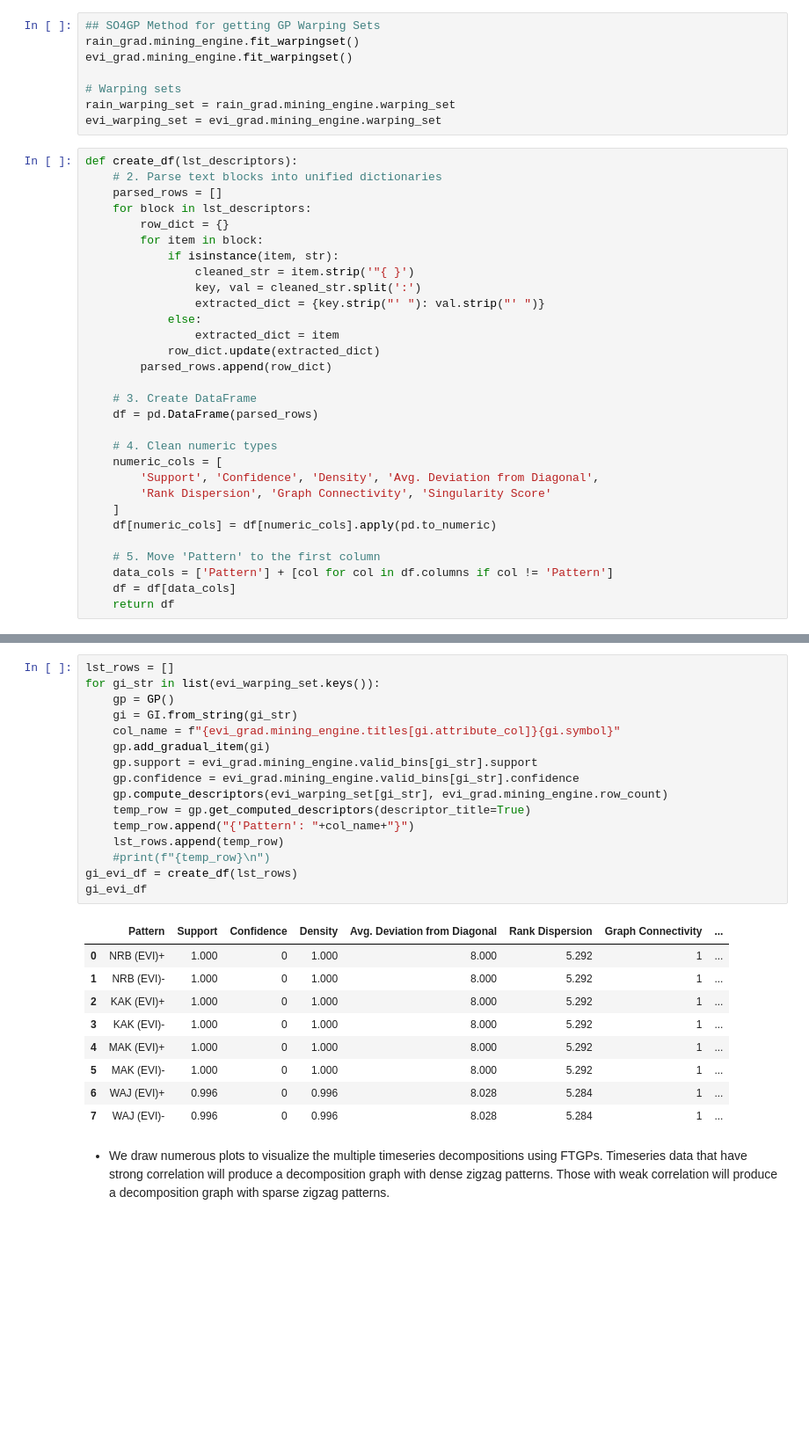
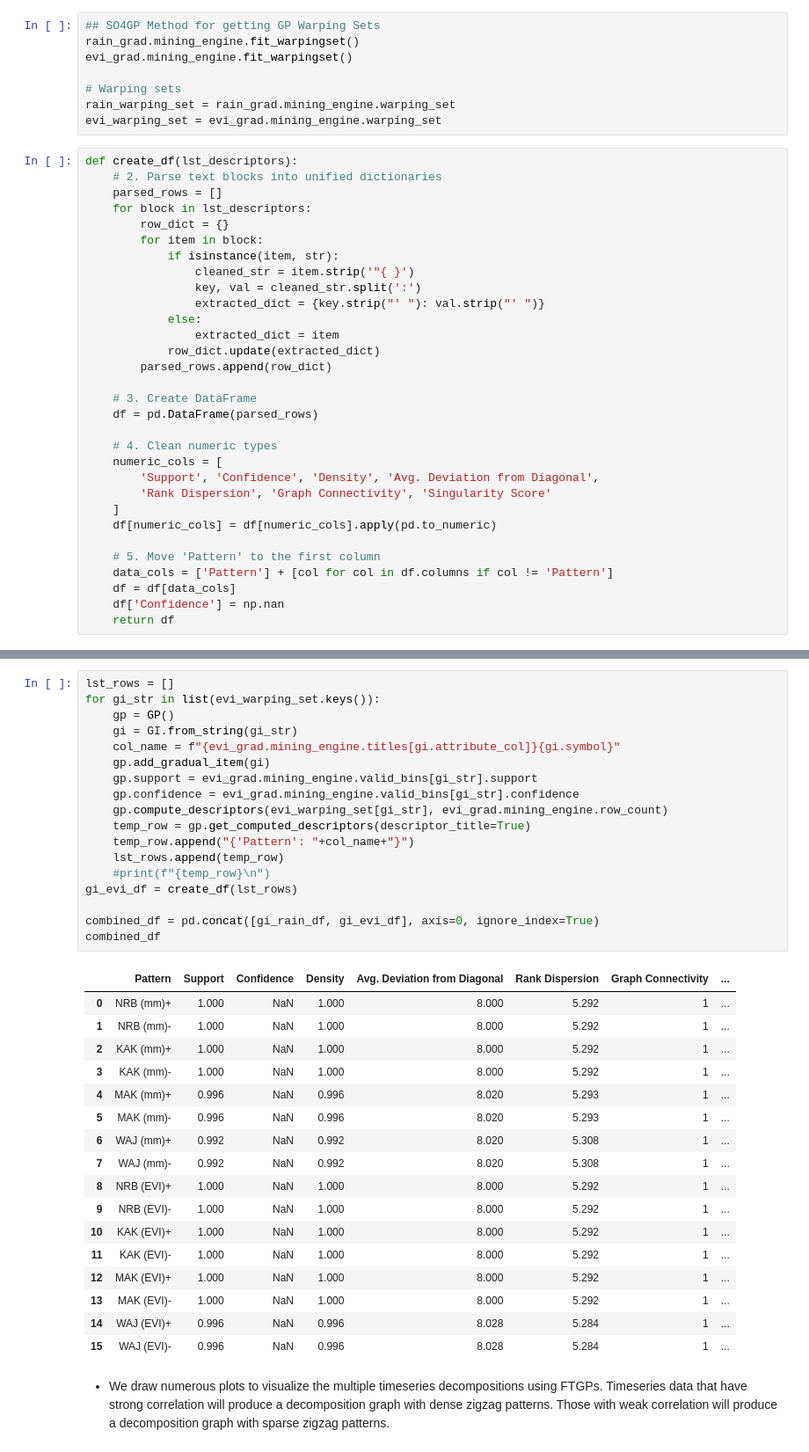
Before and after one commit to owuordickson/t-graank, a Jupyter notebook: analysis/ftgp_composition.ipynb, the cells around one changed output, grey strips where cells are left out. Shown at 88% size. Drawn from its saved outputs; the diff is of its cells as text; blank space fills up the shorter version.

```diff
--- a/analysis/ftgp_composition.ipynb
+++ b/analysis/ftgp_composition.ipynb
@@ -152,6 +153,7 @@ def create_df(lst_descriptors):
     # 5. Move 'Pattern' to the first column
     data_cols = ['Pattern'] + [col for col in df.columns if col != 'Pattern']
     df = df[data_cols]
+    df['Confidence'] = np.nan
     return df
 # %%
 lst_rows = []
@@ -182,29 +173,39 @@ gi_rain_df
 # %%
 lst_rows = []
 for gi_str in list(evi_warping_set.keys()):
     gp = GP()
     gi = GI.from_string(gi_str)
     col_name = f"{evi_grad.mining_engine.titles[gi.attribute_col]}{gi.symbol}"
     gp.add_gradual_item(gi)
     gp.support = evi_grad.mining_engine.valid_bins[gi_str].support
     gp.confidence = evi_grad.mining_engine.valid_bins[gi_str].confidence
     gp.compute_descriptors(evi_warping_set[gi_str], evi_grad.mining_engine.row_count)
     temp_row = gp.get_computed_descriptors(descriptor_title=True)
     temp_row.append("{'Pattern': "+col_name+"}")
     lst_rows.append(temp_row)
     #print(f"{temp_row}\n")
 gi_evi_df = create_df(lst_rows)
-gi_evi_df
+
+combined_df = pd.concat([gi_rain_df, gi_evi_df], axis=0, ignore_index=True)
+combined_df
 # %% [output]
 |  | Pattern | Support | Confidence | Density | Avg. Deviation from Diagonal | Rank Dispersion | Graph Connectivity | ... |
-| 0 | NRB (EVI)+ | 1.000 | 0 | 1.000 | 8.000 | 5.292 | 1 | ... |
-| 1 | NRB (EVI)- | 1.000 | 0 | 1.000 | 8.000 | 5.292 | 1 | ... |
-| 2 | KAK (EVI)+ | 1.000 | 0 | 1.000 | 8.000 | 5.292 | 1 | ... |
-| 3 | KAK (EVI)- | 1.000 | 0 | 1.000 | 8.000 | 5.292 | 1 | ... |
-| 4 | MAK (EVI)+ | 1.000 | 0 | 1.000 | 8.000 | 5.292 | 1 | ... |
-| 5 | MAK (EVI)- | 1.000 | 0 | 1.000 | 8.000 | 5.292 | 1 | ... |
-| 6 | WAJ (EVI)+ | 0.996 | 0 | 0.996 | 8.028 | 5.284 | 1 | ... |
-| 7 | WAJ (EVI)- | 0.996 | 0 | 0.996 | 8.028 | 5.284 | 1 | ... |
+| 0 | NRB (mm)+ | 1.000 | NaN | 1.000 | 8.000 | 5.292 | 1 | ... |
+| 1 | NRB (mm)- | 1.000 | NaN | 1.000 | 8.000 | 5.292 | 1 | ... |
+| 2 | KAK (mm)+ | 1.000 | NaN | 1.000 | 8.000 | 5.292 | 1 | ... |
+| 3 | KAK (mm)- | 1.000 | NaN | 1.000 | 8.000 | 5.292 | 1 | ... |
+| 4 | MAK (mm)+ | 0.996 | NaN | 0.996 | 8.020 | 5.293 | 1 | ... |
+| 5 | MAK (mm)- | 0.996 | NaN | 0.996 | 8.020 | 5.293 | 1 | ... |
+| 6 | WAJ (mm)+ | 0.992 | NaN | 0.992 | 8.020 | 5.308 | 1 | ... |
+| 7 | WAJ (mm)- | 0.992 | NaN | 0.992 | 8.020 | 5.308 | 1 | ... |
+| 8 | NRB (EVI)+ | 1.000 | NaN | 1.000 | 8.000 | 5.292 | 1 | ... |
+| 9 | NRB (EVI)- | 1.000 | NaN | 1.000 | 8.000 | 5.292 | 1 | ... |
+| 10 | KAK (EVI)+ | 1.000 | NaN | 1.000 | 8.000 | 5.292 | 1 | ... |
+| 11 | KAK (EVI)- | 1.000 | NaN | 1.000 | 8.000 | 5.292 | 1 | ... |
+| 12 | MAK (EVI)+ | 1.000 | NaN | 1.000 | 8.000 | 5.292 | 1 | ... |
+| 13 | MAK (EVI)- | 1.000 | NaN | 1.000 | 8.000 | 5.292 | 1 | ... |
+| 14 | WAJ (EVI)+ | 0.996 | NaN | 0.996 | 8.028 | 5.284 | 1 | ... |
+| 15 | WAJ (EVI)- | 0.996 | NaN | 0.996 | 8.028 | 5.284 | 1 | ... |
 # %% [markdown]
 * We draw numerous plots to visualize the multiple timeseries decompositions using FTGPs. Timeseries data that have strong correlation will produce a decomposition graph with dense zigzag patterns. Those with weak correlation will produce a decomposition graph with sparse zigzag patterns.
 # %%
```
Also changed, not shown: parts of 2 cells of this notebook.
